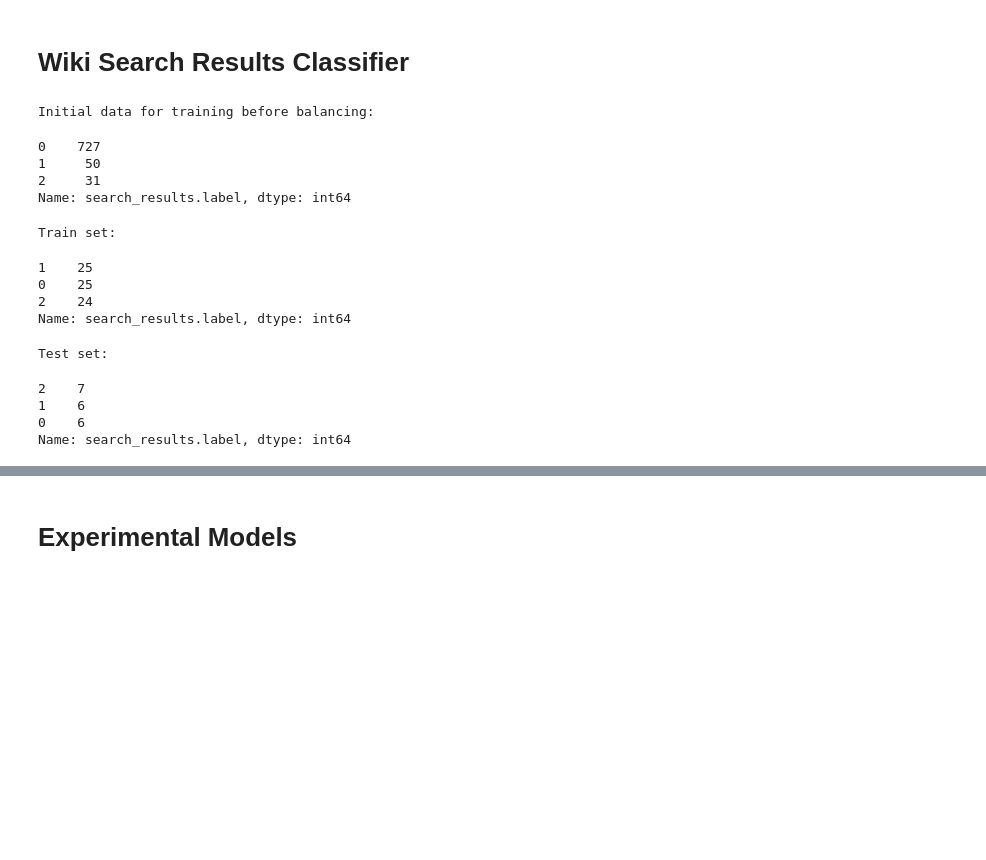
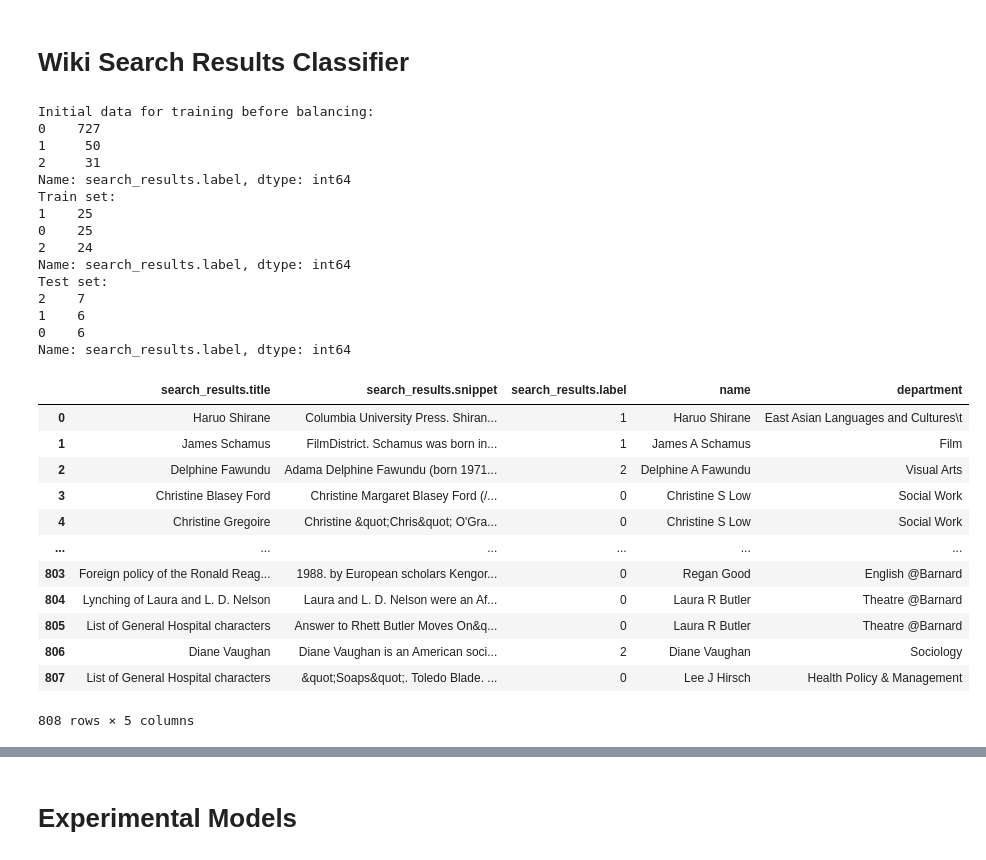
Before and after one commit to soid/columbia-catalog-scraper, a Jupyter notebook: scripts/wiki-search-playground.ipynb, the cells around one changed output, grey strips where cells are left out. Cells and saved outputs as stored; diff of their text form; code cells hidden in the pictures; blank space fills up the shorter version.

```diff
--- a/scripts/wiki-search-playground.ipynb
+++ b/scripts/wiki-search-playground.ipynb
@@ -64,22 +65,36 @@ model = wiki_search_train.WikiSearchClassifier()
 # %%
 model.load_training_data()
 data = model.data
+display(data)
 # %% [output]
 Initial data for training before balancing:
+0    727
+1     50
+2     31
+Name: search_results.label, dtype: int64
+Train set:
+1    25
+0    25
+2    24
+Name: search_results.label, dtype: int64
+Test set:
+2    7
+1    6
+0    6
+Name: search_results.label, dtype: int64
+|  | search_results.title | search_results.snippet | search_results.label | name | department |
+| 0 | Haruo Shirane | Columbia University Press. Shiran... | 1 | Haruo Shirane | East Asian Languages and Cultures\t |
+| 1 | James Schamus | FilmDistrict. Schamus was born in... | 1 | James A Schamus | Film |
+| 2 | Delphine Fawundu | Adama Delphine Fawundu (born 1971... | 2 | Delphine A Fawundu | Visual Arts |
+| 3 | Christine Blasey Ford | Christine Margaret Blasey Ford (/... | 0 | Christine S Low | Social Work |
+| 4 | Christine Gregoire | Christine &quot;Chris&quot; O'Gra... | 0 | Christine S Low | Social Work |
+| ... | ... | ... | ... | ... | ... |
+| 803 | Foreign policy of the Ronald Reag... | 1988. by European scholars Kengor... | 0 | Regan Good | English @Barnard |
+| 804 | Lynching of Laura and L. D. Nelson | Laura and L. D. Nelson were an Af... | 0 | Laura R Butler | Theatre @Barnard |
+| 805 | List of General Hospital characters | Answer to Rhett Butler Moves On&q... | 0 | Laura R Butler | Theatre @Barnard |
+| 806 | Diane Vaughan | Diane Vaughan is an American soci... | 2 | Diane Vaughan | Sociology |
+| 807 | List of General Hospital characters | &quot;Soaps&quot;. Toledo Blade. ... | 0 | Lee J Hirsch | Health Policy & Management |
-0    727
-1     50
-2     31
-Name: search_results.label, dtype: int64
+808 rows × 5 columns
-Train set:
-1    25
-0    25
-2    24
-Name: search_results.label, dtype: int64
-Test set:
-2    7
-1    6
-0    6
-Name: search_results.label, dtype: int64
 # %%
 model.fit()
 model.evaluate()
```
Also changed, not shown: parts of 2 cells of this notebook, 11 other files.
